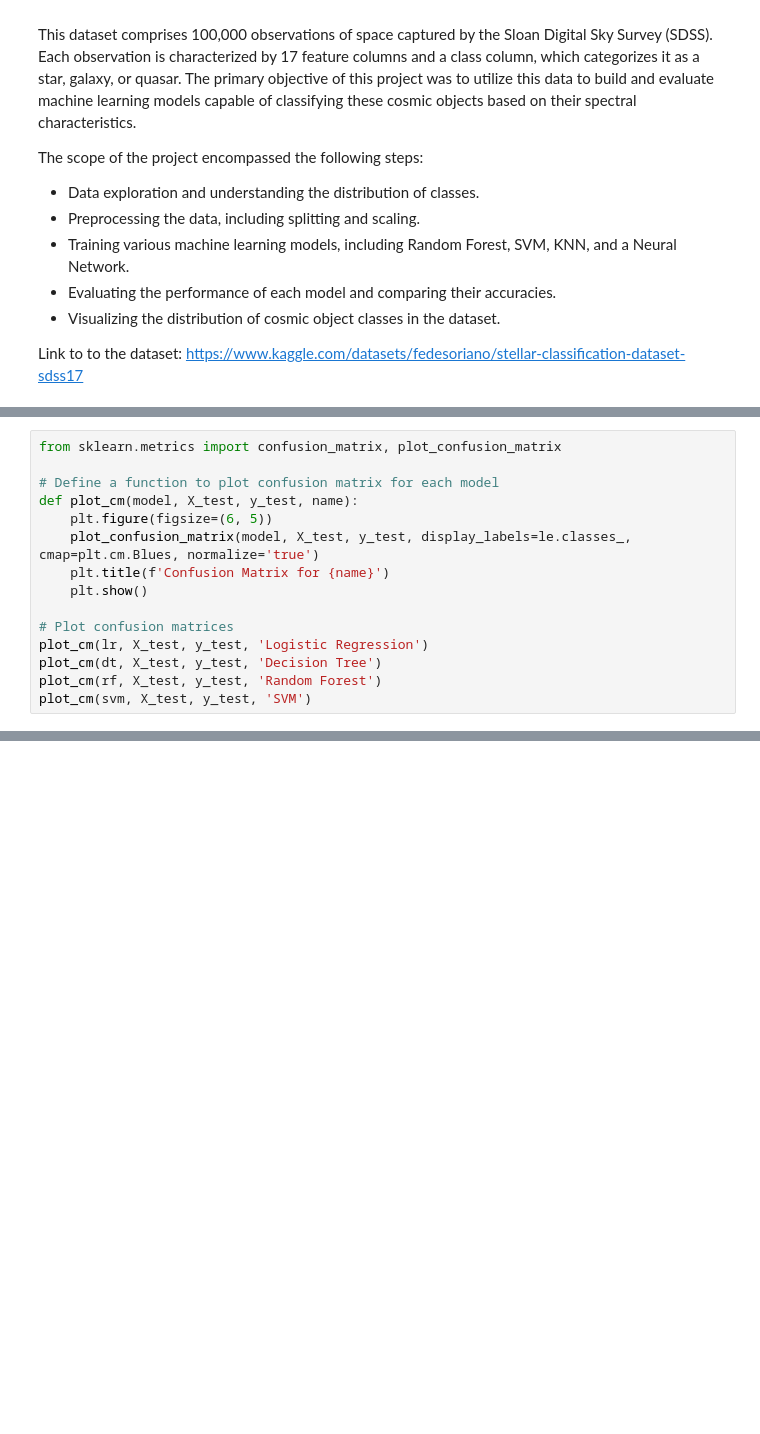
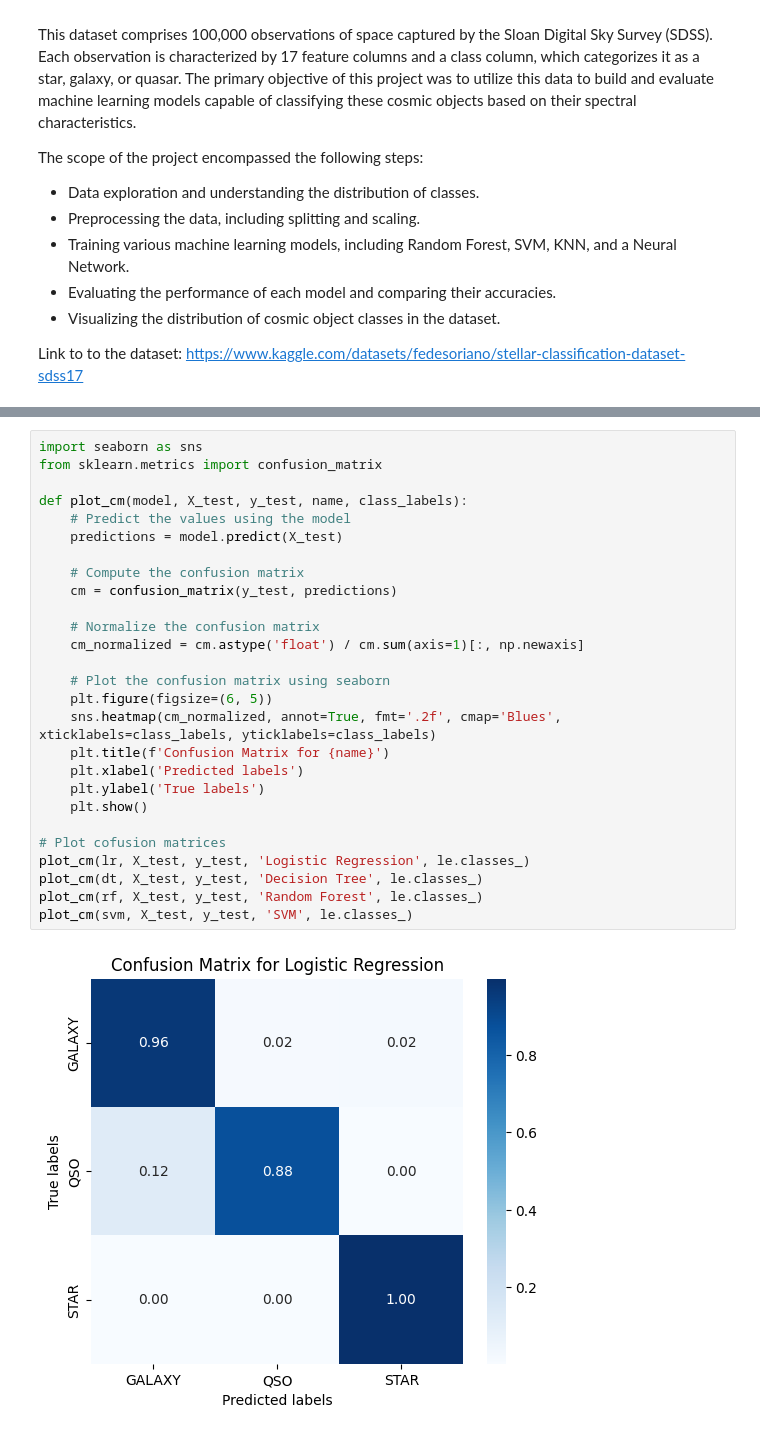
Before and after one commit to HAlex94/Projects, a Jupyter notebook: Cosmic_Classifier/Cosmic_Object_Classification.ipynb, the cells around one changed output, grey strips where cells are left out. Drawn from its saved outputs; the diff is of its cells as text; blank space fills up the shorter version.

```diff
--- a/Cosmic_Classifier/Cosmic_Object_Classification.ipynb
+++ b/Cosmic_Classifier/Cosmic_Object_Classification.ipynb
@@ -161,15 +199,0 @@ plt.show()
-# %%
-from sklearn.metrics import confusion_matrix, plot_confusion_matrix
-
-# Define a function to plot confusion matrix for each model
-def plot_cm(model, X_test, y_test, name):
-    plt.figure(figsize=(6, 5))
-    plot_confusion_matrix(model, X_test, y_test, display_labels=le.classes_, cmap=plt.cm.Blues, normalize='true')
-    plt.title(f'Confusion Matrix for {name}')
-    plt.show()
-
-# Plot confusion matrices
-plot_cm(lr, X_test, y_test, 'Logistic Regression')
-plot_cm(dt, X_test, y_test, 'Decision Tree')
-plot_cm(rf, X_test, y_test, 'Random Forest')
-plot_cm(svm, X_test, y_test, 'SVM')
@@ -175,0 +216,29 @@ plot_cm(svm, X_test, y_test, 'SVM')
+# %%
+import seaborn as sns
+from sklearn.metrics import confusion_matrix
+
+def plot_cm(model, X_test, y_test, name, class_labels):
+    # Predict the values using the model
+    predictions = model.predict(X_test)
+
+    # Compute the confusion matrix
+    cm = confusion_matrix(y_test, predictions)
+
+    # Normalize the confusion matrix
+    cm_normalized = cm.astype('float') / cm.sum(axis=1)[:, np.newaxis]
+
+    # Plot the confusion matrix using seaborn
+    plt.figure(figsize=(6, 5))
+    sns.heatmap(cm_normalized, annot=True, fmt='.2f', cmap='Blues', xticklabels=class_labels, yticklabels=class_labels)
+    plt.title(f'Confusion Matrix for {name}')
+    plt.xlabel('Predicted labels')
+    plt.ylabel('True labels')
+    plt.show()
+
+# Plot cofusion matrices
+plot_cm(lr, X_test, y_test, 'Logistic Regression', le.classes_)
+plot_cm(dt, X_test, y_test, 'Decision Tree', le.classes_)
+plot_cm(rf, X_test, y_test, 'Random Forest', le.classes_)
+plot_cm(svm, X_test, y_test, 'SVM', le.classes_)
+# %% [output]
+[figure, added]
```
Also changed, not shown: parts of 12 cells of this notebook.
